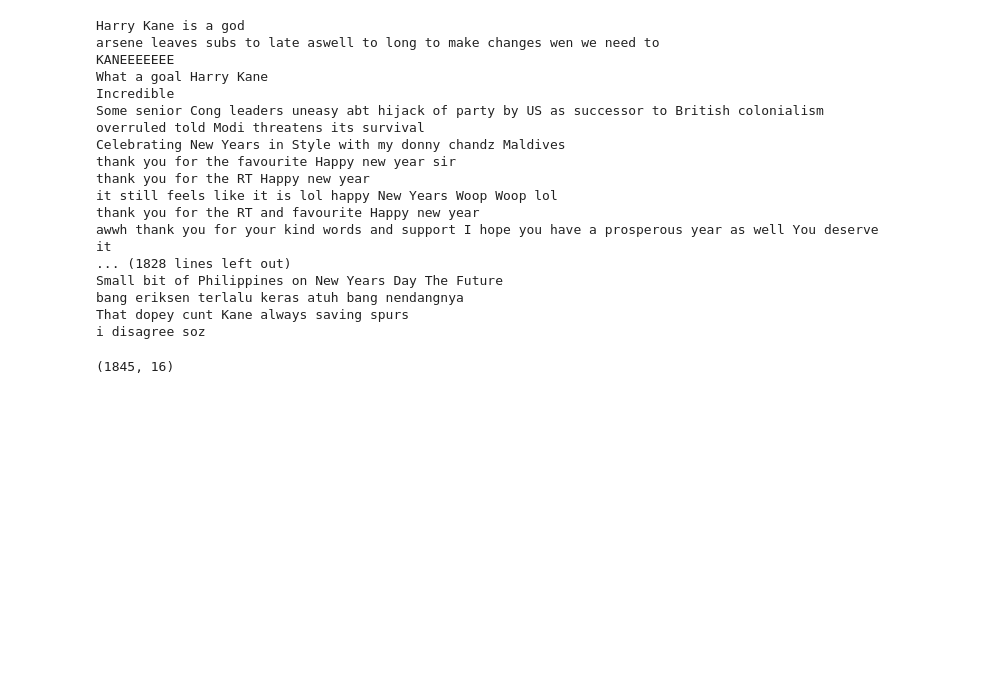
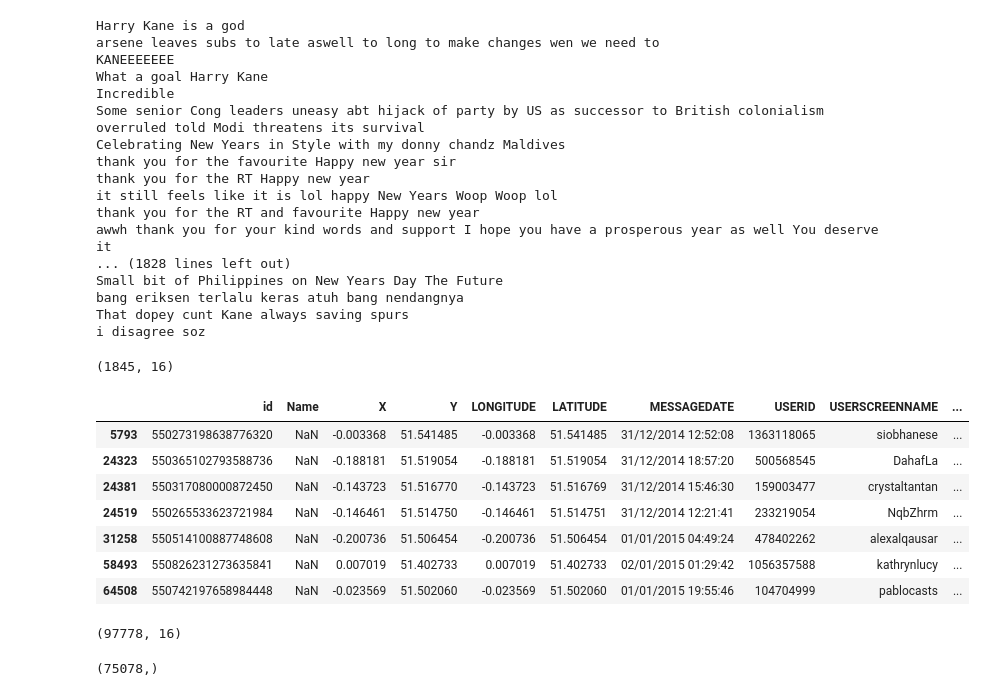
Before and after one commit to tpgmartin/london_new_years_tweets, a Jupyter notebook: IDF of Tweets by Borough & Cluster.ipynb, the cells around one changed output. Saved outputs shown, nothing was run; the diff lists cells and outputs as text; code cells hidden in the pictures; blank space fills up the shorter version.

```diff
--- a/IDF of Tweets by Borough & Cluster.ipynb
+++ b/IDF of Tweets by Borough & Cluster.ipynb
@@ -217,3 +217,22 @@ i disagree soz
 relevant.shape
 # %% [output]
 (1845, 16)
+# %%
+tweets[tweets.parsed_tweets.str.contains("oxford")]
+# %% [output]
+|  | id | Name | X | Y | LONGITUDE | LATITUDE | MESSAGEDATE | USERID | USERSCREENNAME | ... |
+| 5793 | 550273198638776320 | NaN | -0.003368 | 51.541485 | -0.003368 | 51.541485 | 31/12/2014 12:52:08 | 1363118065 | siobhanese | ... |
+| 24323 | 550365102793588736 | NaN | -0.188181 | 51.519054 | -0.188181 | 51.519054 | 31/12/2014 18:57:20 | 500568545 | DahafLa | ... |
+| 24381 | 550317080000872450 | NaN | -0.143723 | 51.516770 | -0.143723 | 51.516769 | 31/12/2014 15:46:30 | 159003477 | crystaltantan | ... |
+| 24519 | 550265533623721984 | NaN | -0.146461 | 51.514750 | -0.146461 | 51.514751 | 31/12/2014 12:21:41 | 233219054 | NqbZhrm | ... |
+| 31258 | 550514100887748608 | NaN | -0.200736 | 51.506454 | -0.200736 | 51.506454 | 01/01/2015 04:49:24 | 478402262 | alexalqausar | ... |
+| 58493 | 550826231273635841 | NaN | 0.007019 | 51.402733 | 0.007019 | 51.402733 | 02/01/2015 01:29:42 | 1056357588 | kathrynlucy | ... |
+| 64508 | 550742197658984448 | NaN | -0.023569 | 51.502060 | -0.023569 | 51.502060 | 01/01/2015 19:55:46 | 104704999 | pablocasts | ... |
+# %%
+tweets.shape
+# %% [output]
+(97778, 16)
+# %%
+tweets.LONGITUDE.unique().shape
+# %% [output]
+(75078,)
```
Also changed, not shown: parts of 1 cell of this notebook, 2 other files.
